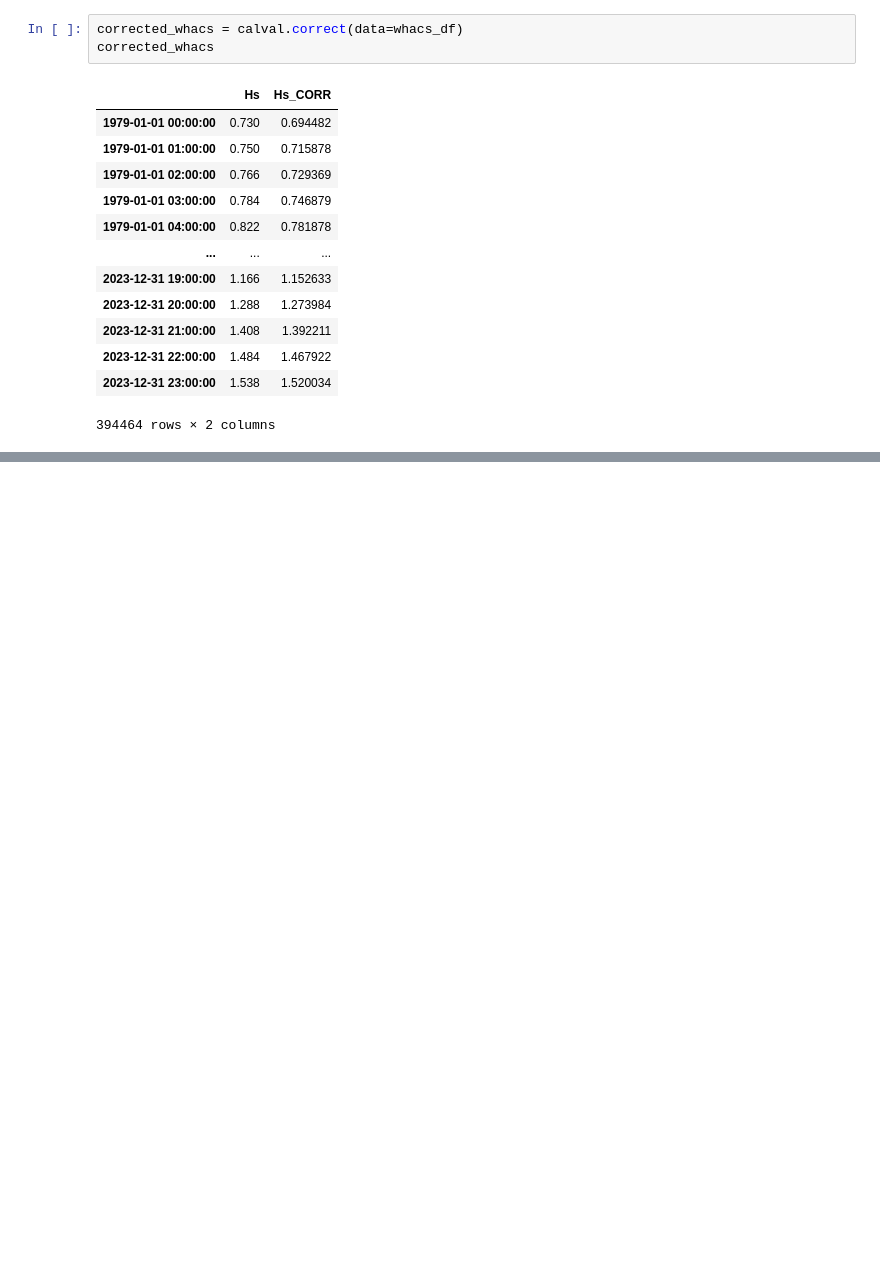
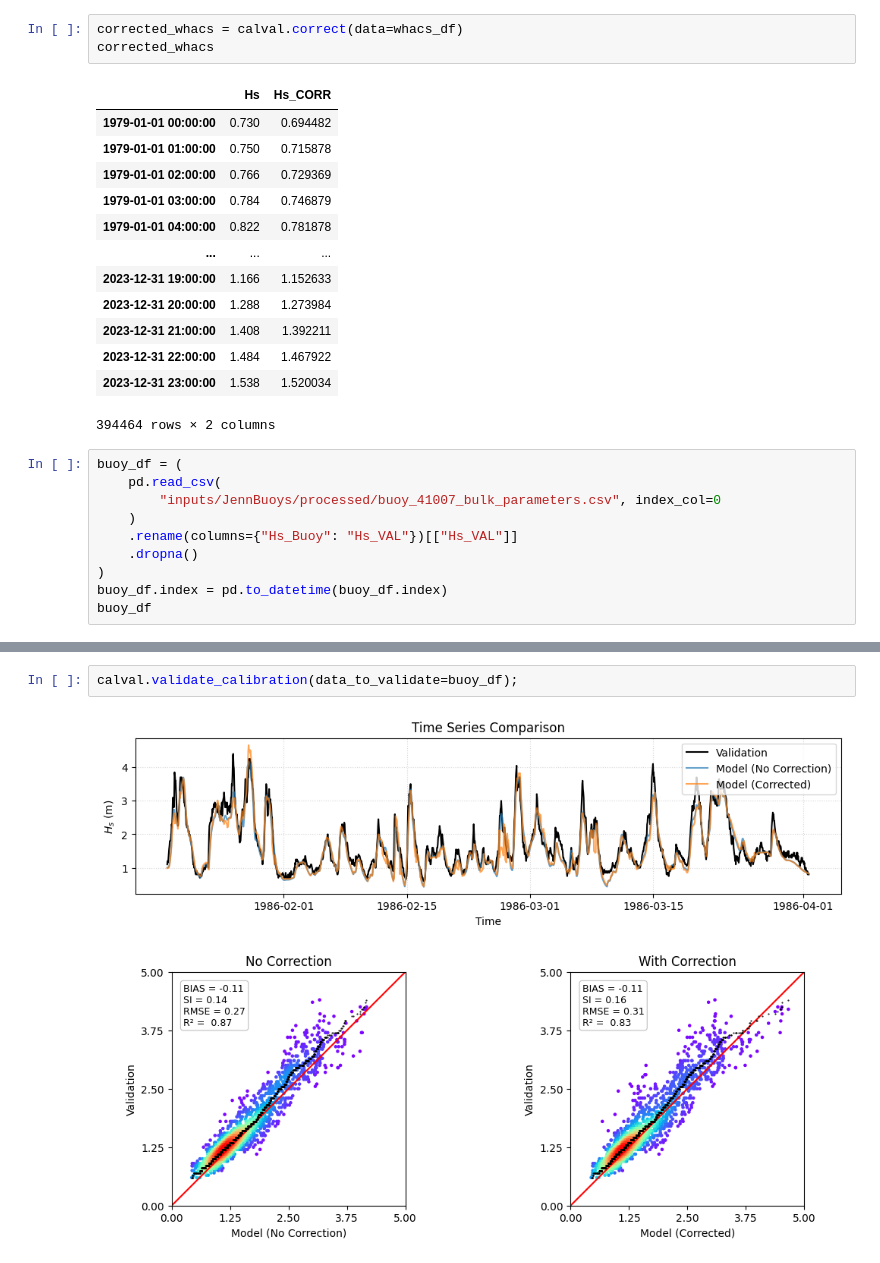
Before and after one commit to GeoOcean/HyGloW, a Jupyter notebook: NorthCarolina/00_Calibration_with_Satellite.ipynb, the cells around one changed output, grey strips where cells are left out. Drawn from its saved outputs; the diff is of its cells as text; blank space fills up the shorter version.

```diff
--- a/NorthCarolina/00_Calibration_with_Satellite.ipynb
+++ b/NorthCarolina/00_Calibration_with_Satellite.ipynb
@@ -164,3 +164,13 @@ corrected_whacs
 | 2023-12-31 22:00:00 | 1.484 | 1.467922 |
 | 2023-12-31 23:00:00 | 1.538 | 1.520034 |
 394464 rows × 2 columns
+# %%
+buoy_df = (
+    pd.read_csv(
+        "inputs/JennBuoys/processed/buoy_41007_bulk_parameters.csv", index_col=0
+    )
+    .rename(columns={"Hs_Buoy": "Hs_VAL"})[["Hs_VAL"]]
+    .dropna()
+)
+buoy_df.index = pd.to_datetime(buoy_df.index)
+buoy_df
@@ -166,0 +192,4 @@ corrected_whacs
+# %%
+calval.validate_calibration(data_to_validate=buoy_df);
+# %% [output]
+[figure, added]
```
Also changed, not shown: parts of 1 cell of this notebook, 4 other files.
